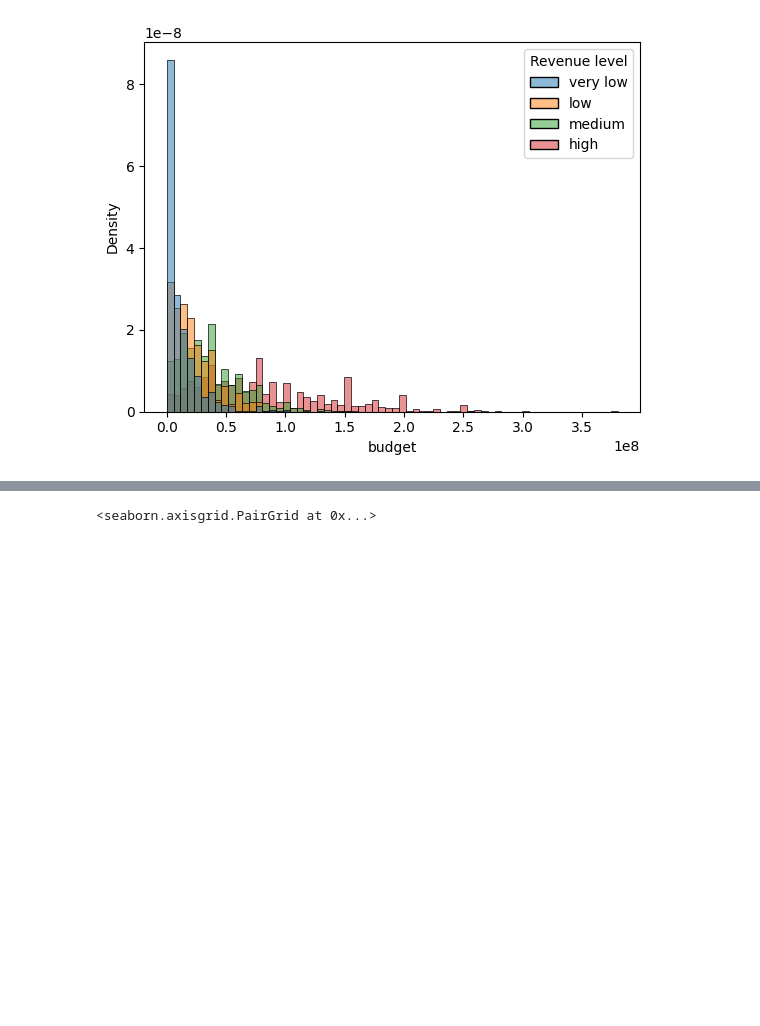
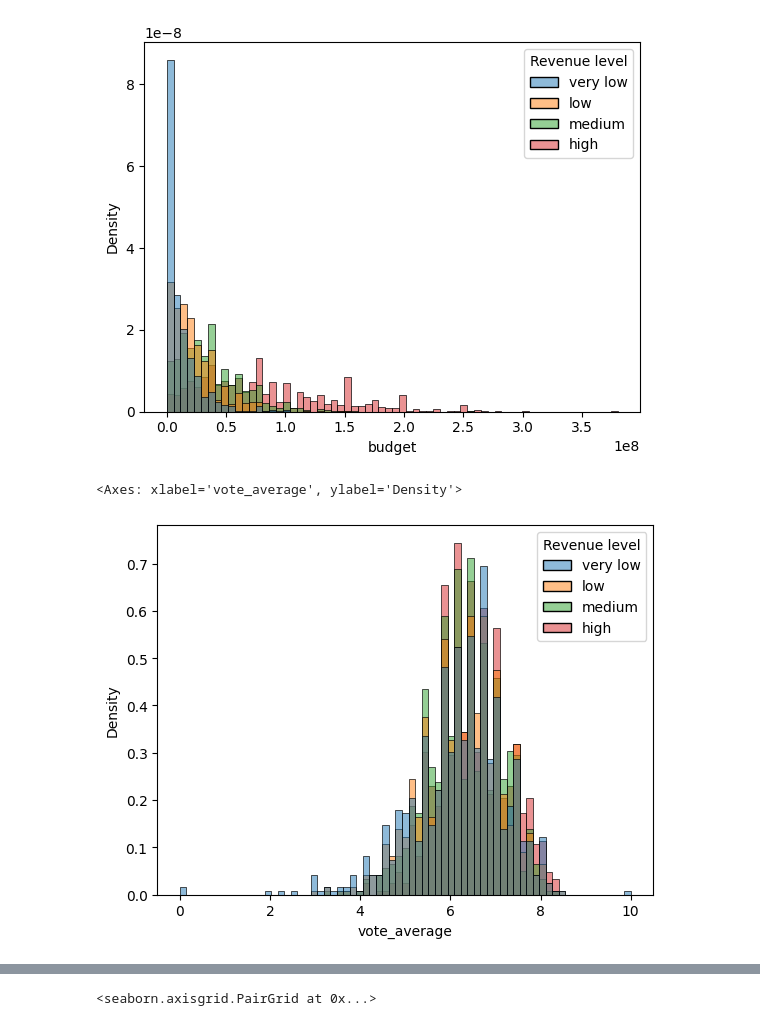
Before and after one commit to MatheusOde/TreinamentoIA, a Jupyter notebook: AnaliseDados.ipynb, the cells around one changed output, grey strips where cells are left out. Cells and saved outputs as stored; diff of their text form; code cells hidden in the pictures; blank space fills up the shorter version.

```diff
--- a/AnaliseDados.ipynb
+++ b/AnaliseDados.ipynb
@@ -140,3 +125,9 @@ See the caveats in the documentation: https://pandas.pydata.org/pandas-docs/stab
   dataset_base['Revenue level'] = dataset_base['revenue'].replace({0 : 'very low', 1 : 'low', 2 : 'medium', 3 : 'high'})
 <Axes: xlabel='budget', ylabel='Density'>
 [figure]
+# %%
+sns.histplot(x='vote_average', hue='Revenue level', discrete=False,  stat='density', common_norm=False,
+             data=dataset_base)
+# %% [output]
+<Axes: xlabel='vote_average', ylabel='Density'>
+[figure, added]
```
Also changed, not shown: parts of 5 cells of this notebook, 4 other files.
